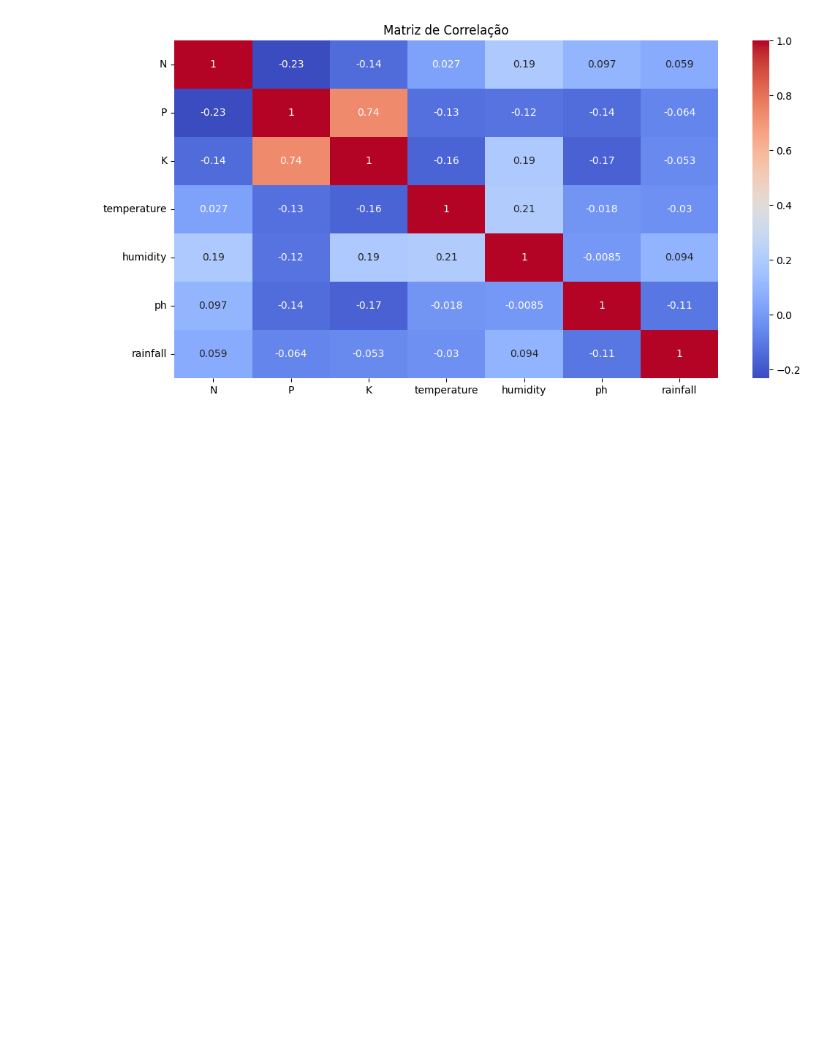
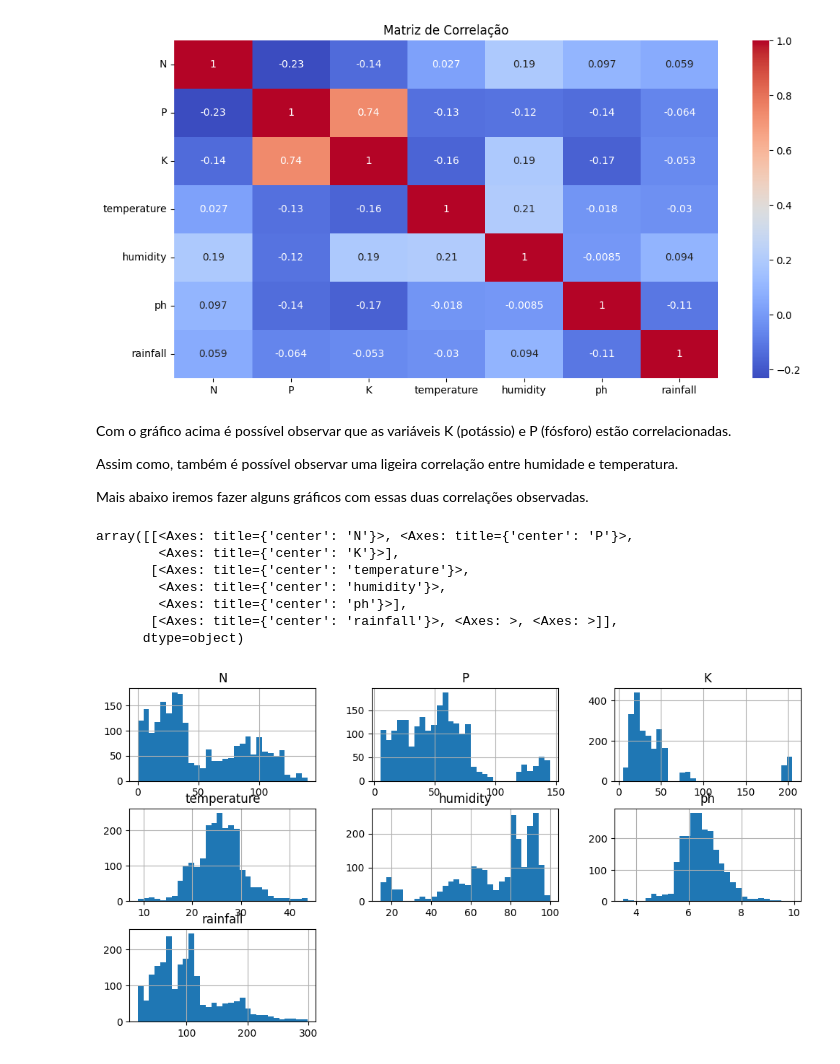
Before and after one commit to DiogoBotton/Machine_Learning_Training_Learn, a Jupyter notebook: Fiap_Cap14_Treinamento_ML/Atividade/Tecnica_Aprendizado_Maquina.ipynb, the cells around one changed output. Saved outputs shown, nothing was run; the diff lists cells and outputs as text; code cells hidden in the pictures; blank space fills up the shorter version.

```diff
--- a/Fiap_Cap14_Treinamento_ML/Atividade/Tecnica_Aprendizado_Maquina.ipynb
+++ b/Fiap_Cap14_Treinamento_ML/Atividade/Tecnica_Aprendizado_Maquina.ipynb
@@ -131,3 +150,21 @@ plt.title("Matriz de Correlação")
 plt.show()
 # %% [output]
 [figure]
+# %% [markdown]
+Com o gráfico acima é possível observar que as variáveis K (potássio) e P (fósforo) estão correlacionadas.
+
+Assim como, também é possível observar uma ligeira correlação entre humidade e temperatura.
+
+Mais abaixo iremos fazer alguns gráficos com essas duas correlações observadas.
+# %%
+# Histograma para visualizar a distribuição dos dados de cada coluna
+df.hist(bins=30,figsize=(12,6))
+# %% [output]
+array([[<Axes: title={'center': 'N'}>, <Axes: title={'center': 'P'}>,
+        <Axes: title={'center': 'K'}>],
+       [<Axes: title={'center': 'temperature'}>,
+        <Axes: title={'center': 'humidity'}>,
+        <Axes: title={'center': 'ph'}>],
+       [<Axes: title={'center': 'rainfall'}>, <Axes: >, <Axes: >]],
+      dtype=object)
+[figure, added]
```
Also changed, not shown: parts of 24 cells of this notebook.
